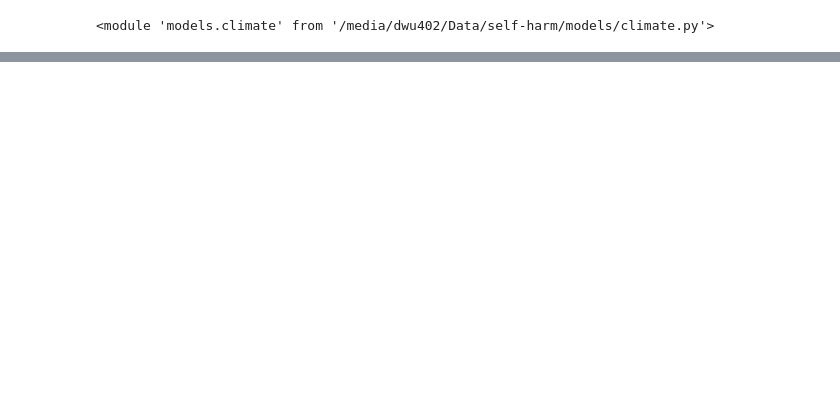
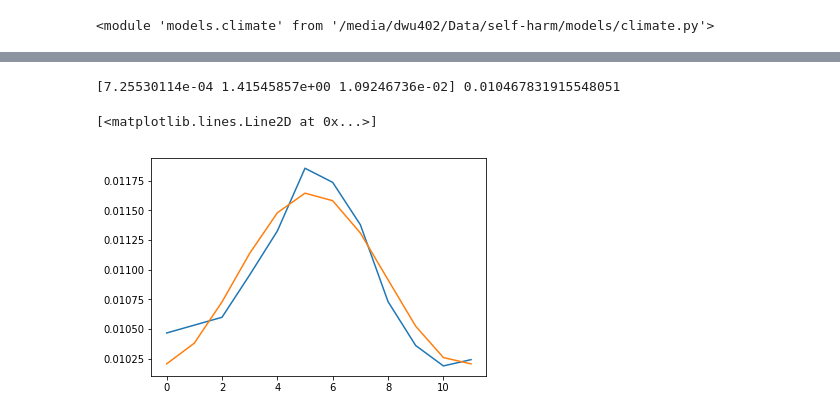
Before and after one commit to dwu402/self-harm, a Jupyter notebook: climate_forward.ipynb, the cells around one changed output, grey strips where cells are left out. Cells and saved outputs as stored; diff of their text form; code cells hidden in the pictures; blank space fills up the shorter version.

Commit message:
Use specific humidity instead (correct)

```diff
--- a/climate_forward.ipynb
+++ b/climate_forward.ipynb
@@ -73,0 +78,10 @@ climate.DQ??
+# %%
+print(climate.COEFS, climate.Q0)
+# %% [output]
+[7.25530114e-04 1.41545857e+00 1.09246736e-02] 0.010467831915548051
+# %%
+plt.plot(climate.HUMIDITY_DATA)
+plt.plot(climate.HUMIDITY_FUNCTION(np.linspace(0,12,12), *climate.COEFS))
+# %% [output]
+[<matplotlib.lines.Line2D at 0x...>]
+[figure, added]
```
Also changed, not shown: parts of 10 cells of this notebook, 1 other file.
